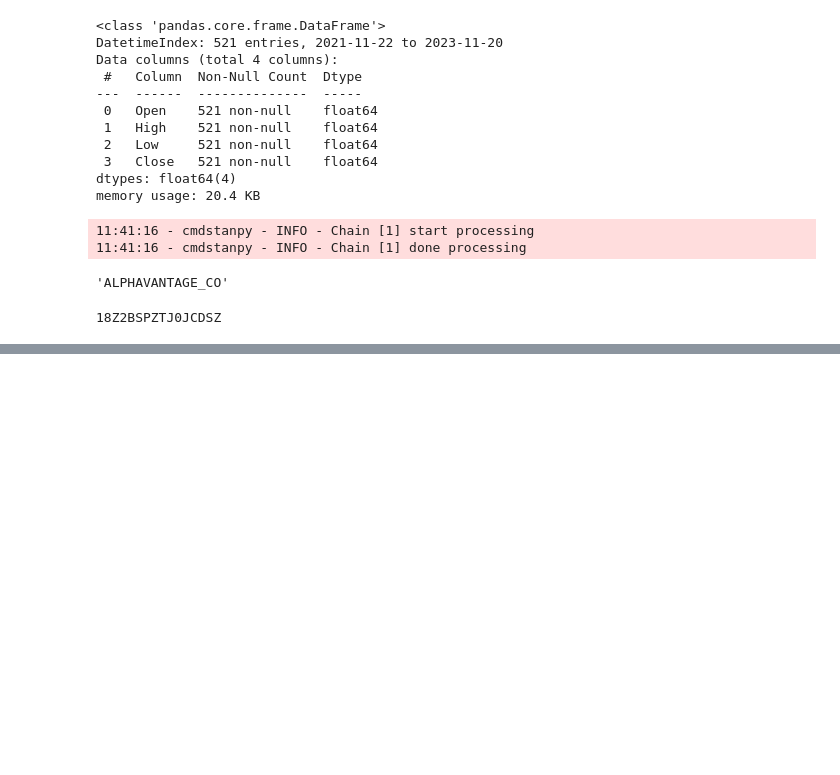
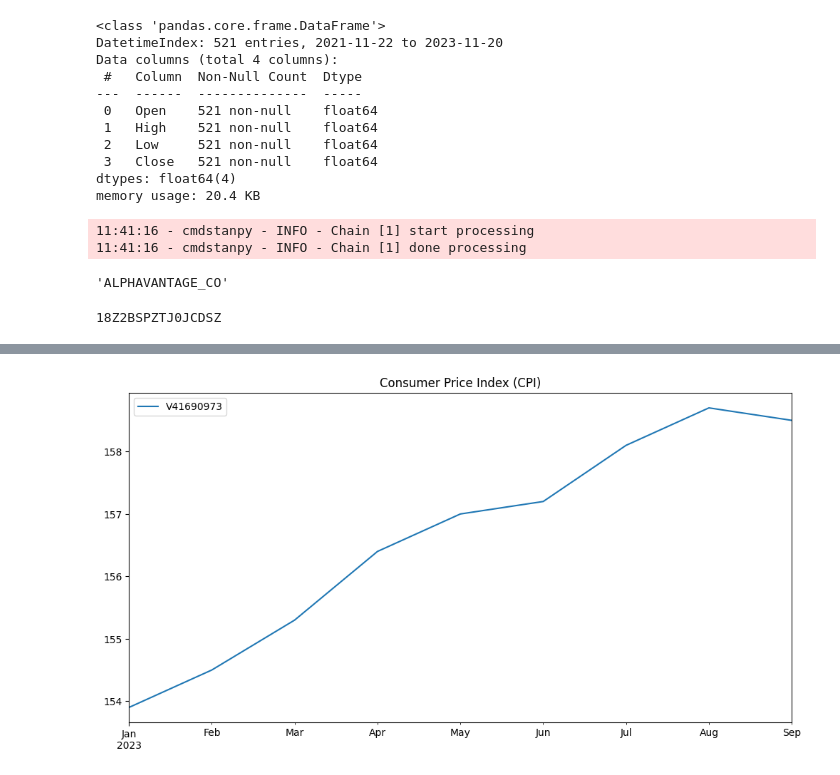
Before and after one commit to UFXtrendscalper/Dividend_Project, a Jupyter notebook: DIVIDEND DASHBOARD/testing_notebook.ipynb, the cells around one changed output, grey strips where cells are left out. Saved outputs shown, nothing was run; the diff lists cells and outputs as text; code cells hidden in the pictures; blank space fills up the shorter version.

```diff
--- a/DIVIDEND DASHBOARD/testing_notebook.ipynb
+++ b/DIVIDEND DASHBOARD/testing_notebook.ipynb
@@ -323,0 +310,12 @@ USD/CAD
+# %%
+# import Datareader
+from pandas_datareader.data import DataReader
+# import date
+from datetime import date, timedelta
+
+series_code = 'v41690973'
+
+# get the data
+cpi = DataReader(series_code, 'bankofcanada', start=date(2000, 7, 4), end=date(2023, 11, 20))
+
+cpi.info()
@@ -323,0 +331,8 @@ USD/CAD
+# %%
+import matplotlib.pyplot as plt
+#  plot the cpi data
+cpi.loc["2023"].plot(figsize=(12, 6), title='Consumer Price Index (CPI)')
+plt.xlabel('')
+plt.show()
+# %% [output]
+[figure, added]
```
Also changed, not shown: parts of 3 cells of this notebook, 1 other file.
